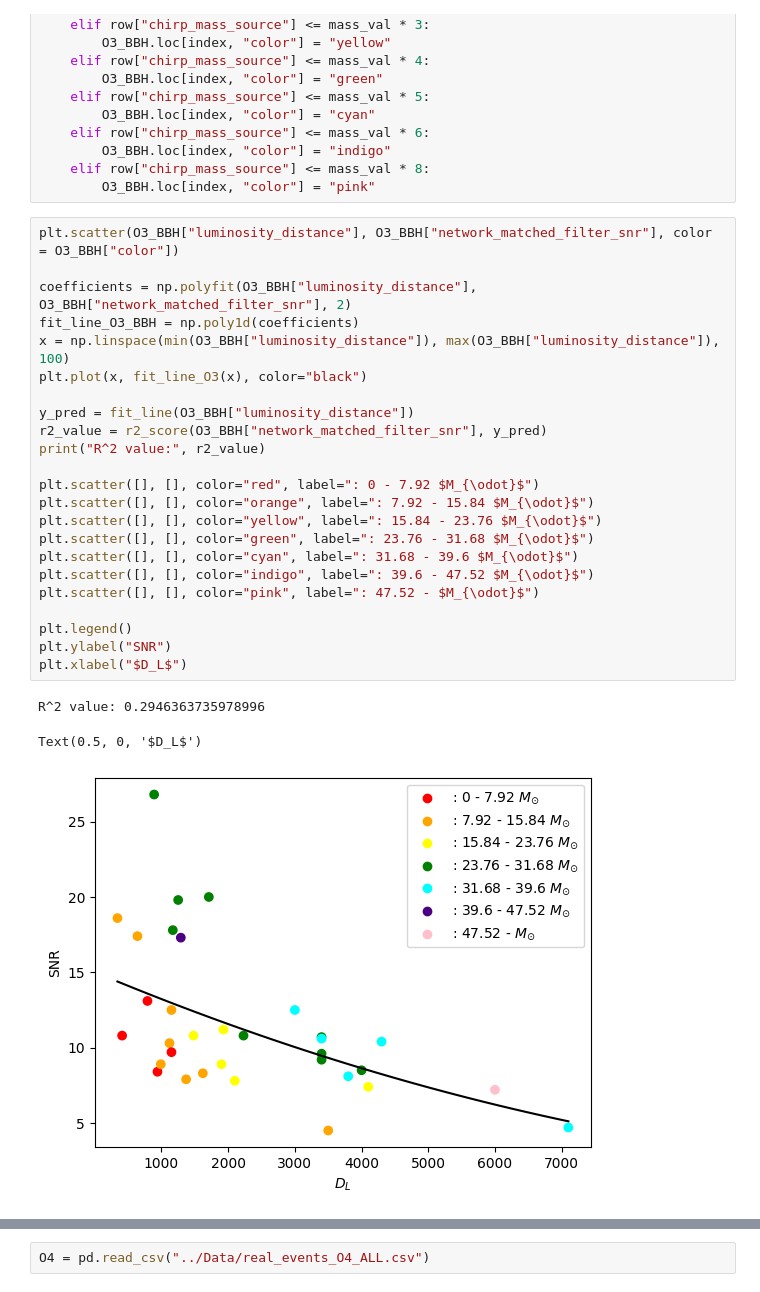
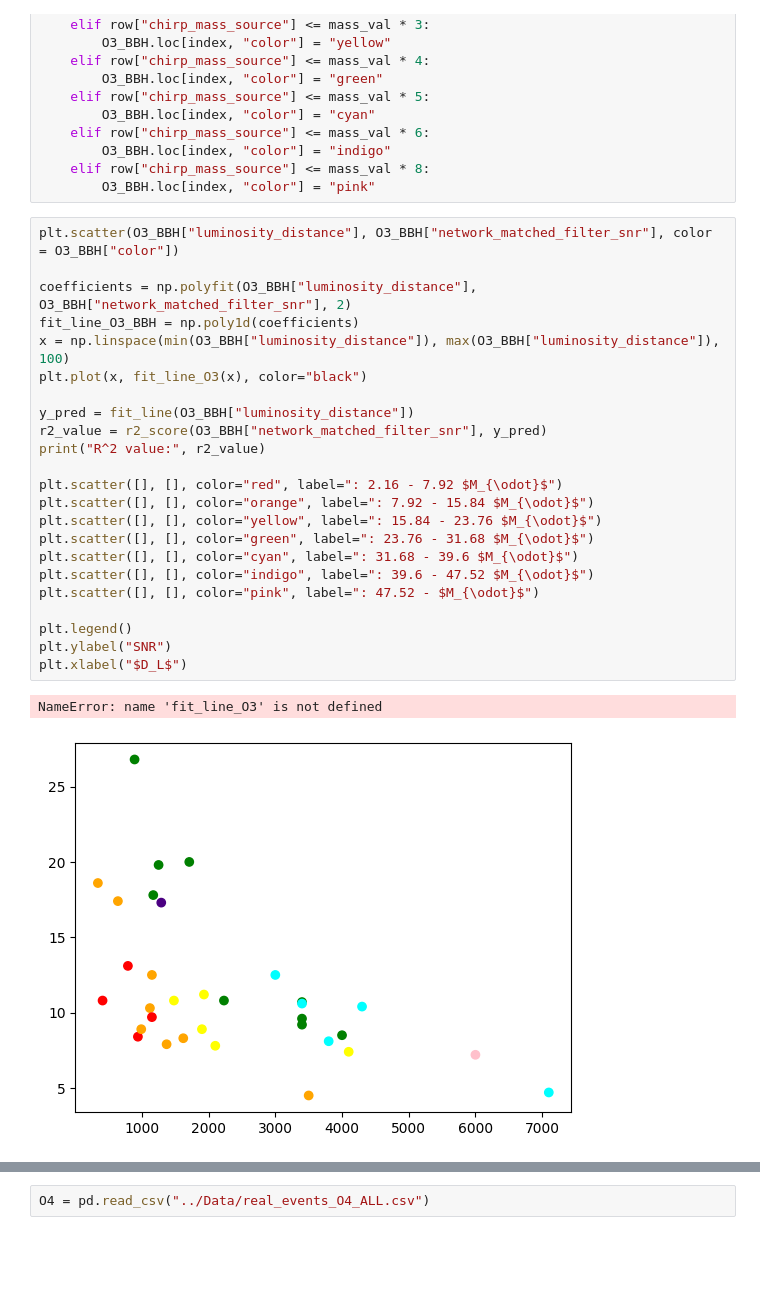
Before and after one commit to AndrewValentini/Gravitational-Waves-Research-23-24, a Jupyter notebook: Data Analysis/testing.ipynb, the cells around one changed output, grey strips where cells are left out. Cells and saved outputs as stored; diff of their text form; blank space fills up the shorter version.

```diff
--- a/Data Analysis/testing.ipynb
+++ b/Data Analysis/testing.ipynb
@@ -73,30 +73,29 @@ for index, row in O3_BBH.iterrows():
 # %%
 plt.scatter(O3_BBH["luminosity_distance"], O3_BBH["network_matched_filter_snr"], color = O3_BBH["color"])
 
 coefficients = np.polyfit(O3_BBH["luminosity_distance"], O3_BBH["network_matched_filter_snr"], 2)
 fit_line_O3_BBH = np.poly1d(coefficients)
 x = np.linspace(min(O3_BBH["luminosity_distance"]), max(O3_BBH["luminosity_distance"]), 100)
 plt.plot(x, fit_line_O3(x), color="black")
 
 y_pred = fit_line(O3_BBH["luminosity_distance"])
 r2_value = r2_score(O3_BBH["network_matched_filter_snr"], y_pred)
 print("R^2 value:", r2_value)
 
-plt.scatter([], [], color="red", label=": 0 - 7.92 $M_{\odot}$")
+plt.scatter([], [], color="red", label=": 2.16 - 7.92 $M_{\odot}$")
 plt.scatter([], [], color="orange", label=": 7.92 - 15.84 $M_{\odot}$")
 plt.scatter([], [], color="yellow", label=": 15.84 - 23.76 $M_{\odot}$")
 plt.scatter([], [], color="green", label=": 23.76 - 31.68 $M_{\odot}$")
 plt.scatter([], [], color="cyan", label=": 31.68 - 39.6 $M_{\odot}$")
 plt.scatter([], [], color="indigo", label=": 39.6 - 47.52 $M_{\odot}$")
 plt.scatter([], [], color="pink", label=": 47.52 - $M_{\odot}$")
 
 plt.legend()
 plt.ylabel("SNR")
 plt.xlabel("$D_L$")
 # %% [output]
-R^2 value: 0.2946363735978996
+NameError: name 'fit_line_O3' is not defined
-Text(0.5, 0, '$D_L$')
-[figure, old version]
+[figure, new version]
 # %%
 # Inverting so I can get a luminosity distance as a function of SNR (so it can be applied to O4 data):
 plt.scatter(O3_BBH["network_matched_filter_snr"],O3_BBH["luminosity_distance"], color = O3_BBH["color"])
```
Also changed, not shown: parts of 2 cells of this notebook, 1 other file.
